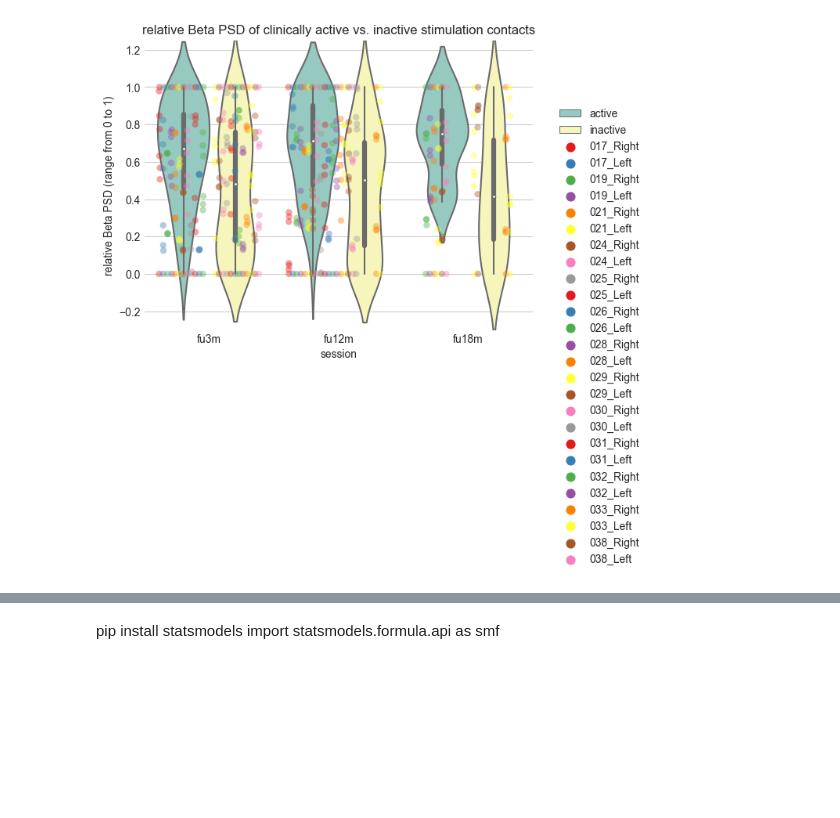
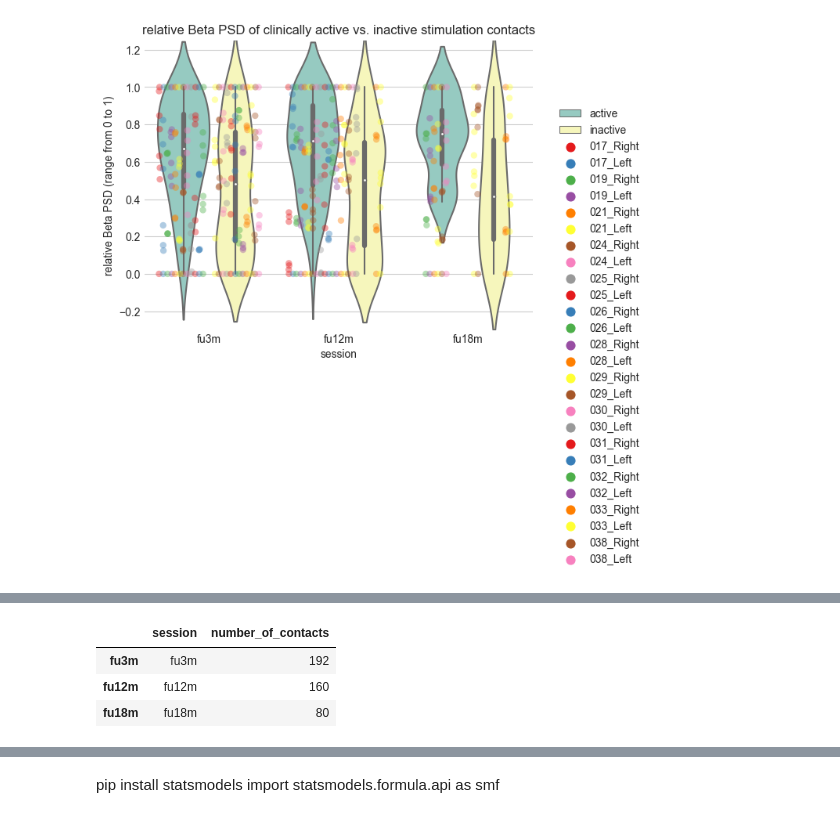
Before and after one commit to JKBehnke/BetaSenSightLongterm, a Jupyter notebook: notebooks/bssu_oscillations_active_contacts.ipynb, the cells around one changed output, grey strips where cells are left out. Saved outputs shown, nothing was run; the diff lists cells and outputs as text; code cells hidden in the pictures; blank space fills up the shorter version.

```diff
--- a/notebooks/bssu_oscillations_active_contacts.ipynb
+++ b/notebooks/bssu_oscillations_active_contacts.ipynb
@@ -604,0 +691,7 @@ plt.legend(loc="upper right", bbox_to_anchor=(1.3, 0.8))
+# %%
+sample_size_df
+# %% [output]
+|  | session | number_of_contacts |
+| fu3m | fu3m | 192 |
+| fu12m | fu12m | 160 |
+| fu18m | fu18m | 80 |
```
Also changed, not shown: parts of 11 cells of this notebook, 1 other file.
